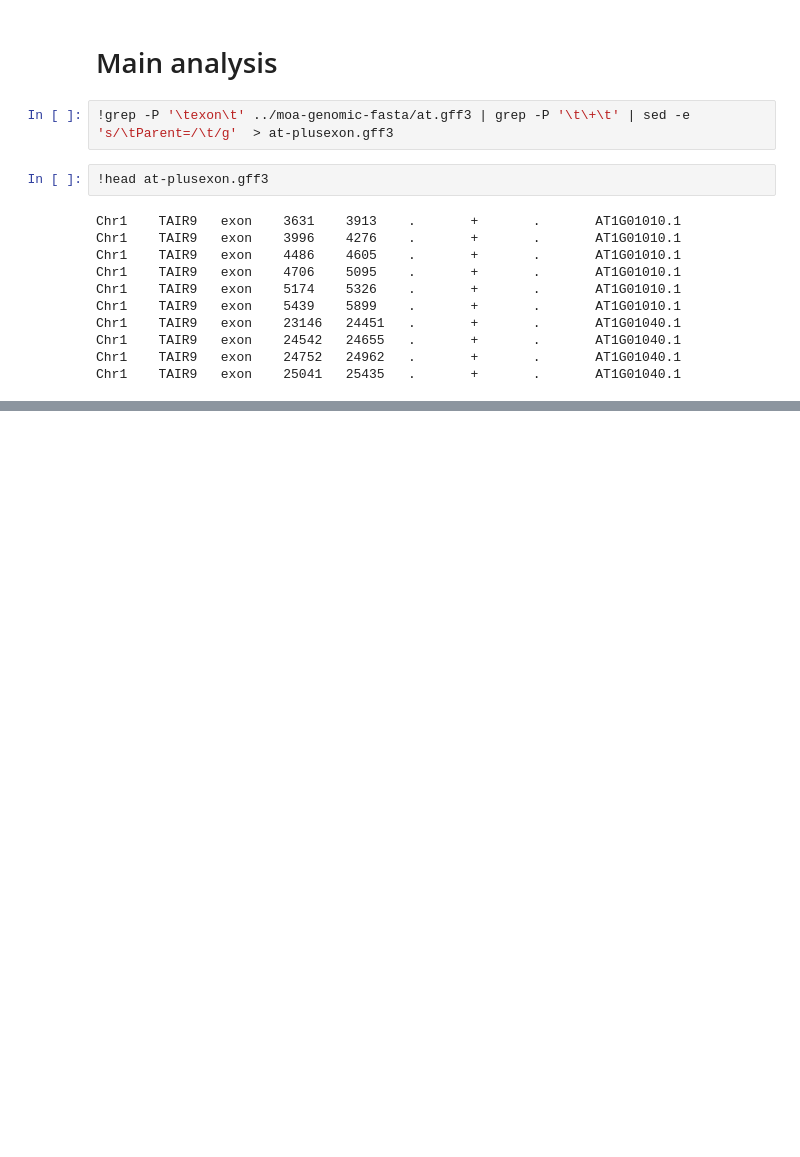
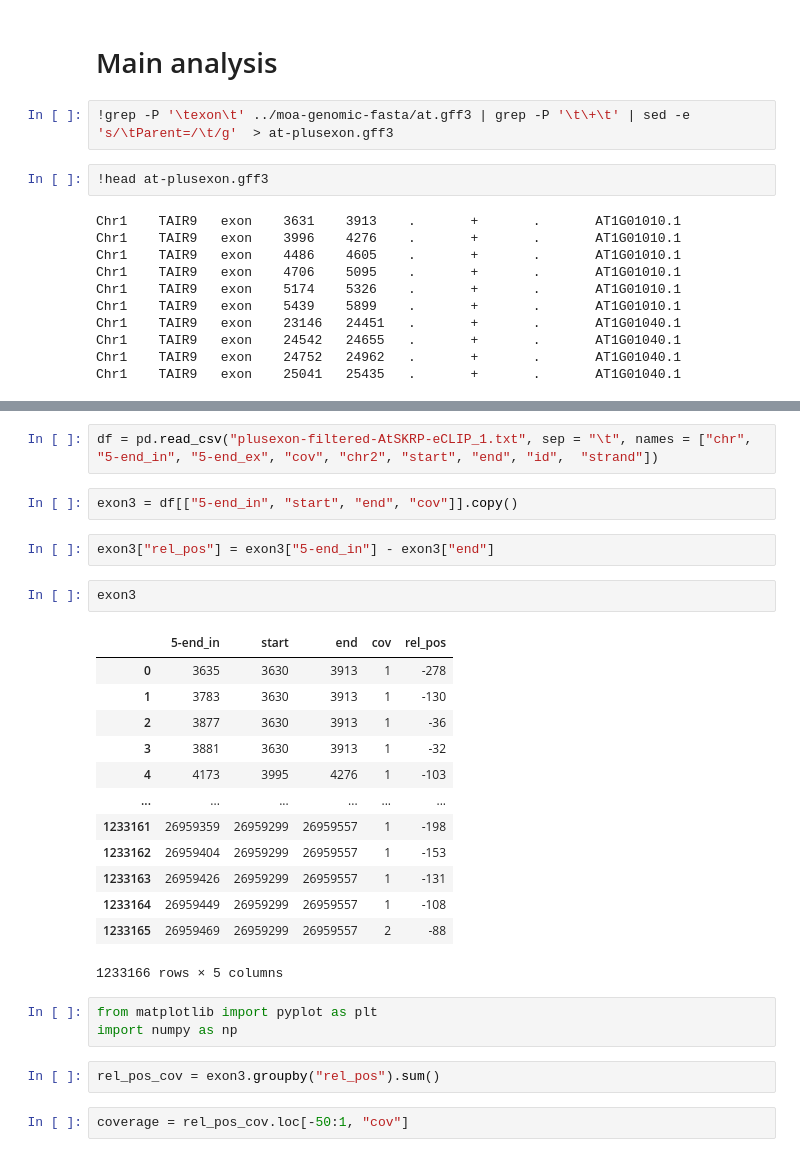
Before and after one commit to Junhyeong02/bioinfo1_project, a Jupyter notebook: my_own_analysis/scripts/my_own_analysis.ipynb, the cells around one changed output, grey strips where cells are left out. Saved outputs shown, nothing was run; the diff lists cells and outputs as text; blank space fills up the shorter version.

```diff
--- a/my_own_analysis/scripts/my_own_analysis.ipynb
+++ b/my_own_analysis/scripts/my_own_analysis.ipynb
@@ -342,0 +438,29 @@ Chr1    TAIR9   exon    25041   25435   .       +       .       AT1G01040.1
+# %%
+df = pd.read_csv("plusexon-filtered-AtSKRP-eCLIP_1.txt", sep = "\t", names = ["chr", "5-end_in", "5-end_ex", "cov", "chr2", "start", "end", "id",  "strand"])
+# %%
+exon3 = df[["5-end_in", "start", "end", "cov"]].copy()
+# %%
+exon3["rel_pos"] = exon3["5-end_in"] - exon3["end"]
+# %%
+exon3
+# %% [output]
+|  | 5-end_in | start | end | cov | rel_pos |
+| 0 | 3635 | 3630 | 3913 | 1 | -278 |
+| 1 | 3783 | 3630 | 3913 | 1 | -130 |
+| 2 | 3877 | 3630 | 3913 | 1 | -36 |
+| 3 | 3881 | 3630 | 3913 | 1 | -32 |
+| 4 | 4173 | 3995 | 4276 | 1 | -103 |
+| ... | ... | ... | ... | ... | ... |
+| 1233161 | 26959359 | 26959299 | 26959557 | 1 | -198 |
+| 1233162 | 26959404 | 26959299 | 26959557 | 1 | -153 |
+| 1233163 | 26959426 | 26959299 | 26959557 | 1 | -131 |
+| 1233164 | 26959449 | 26959299 | 26959557 | 1 | -108 |
+| 1233165 | 26959469 | 26959299 | 26959557 | 2 | -88 |
+1233166 rows × 5 columns
+# %%
+from matplotlib import pyplot as plt
+import numpy as np
+# %%
+rel_pos_cov = exon3.groupby("rel_pos").sum()
+# %%
+coverage = rel_pos_cov.loc[-50:1, "cov"]
```
Also changed, not shown: parts of 18 cells of this notebook.
